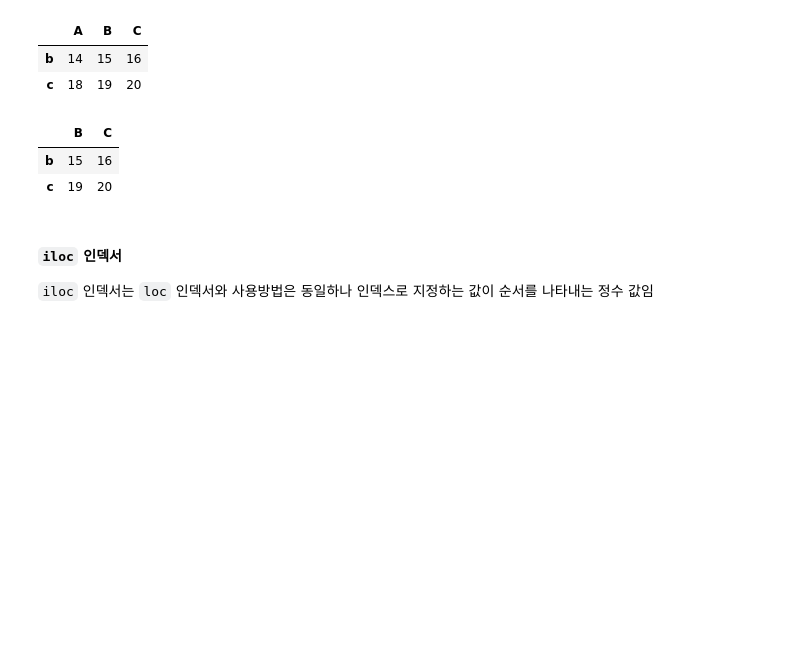
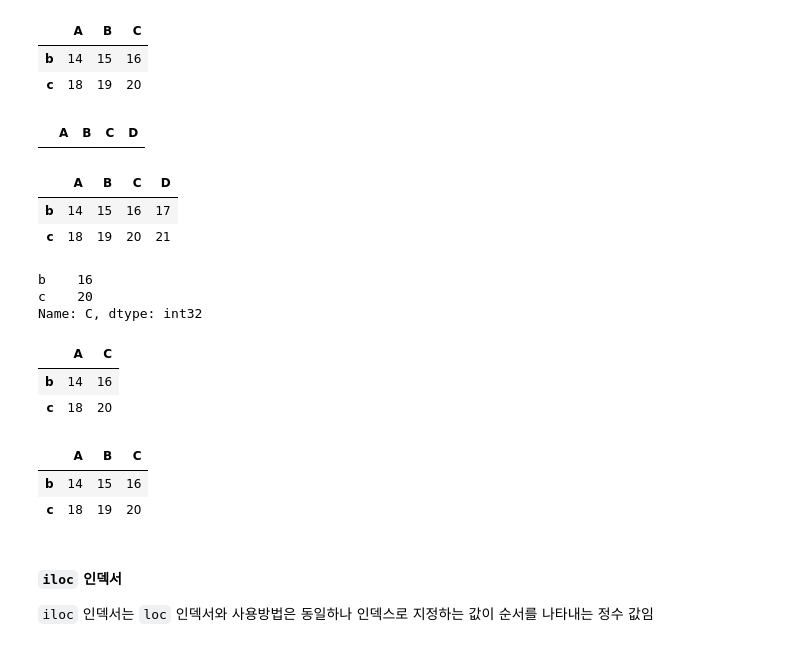
Before and after one commit to heesanggod/pythonworkspace, a Jupyter notebook: pandas_data_analysis/pandas_indexing.ipynb, the cells around one changed output. Cells and saved outputs as stored; diff of their text form; code cells hidden in the pictures; blank space fills up the shorter version.

```diff
--- a/pandas_data_analysis/pandas_indexing.ipynb
+++ b/pandas_data_analysis/pandas_indexing.ipynb
@@ -101,12 +101,34 @@ df.loc['b': ,:'C']
 |  | A | B | C |
 | b | 14 | 15 | 16 |
 | c | 18 | 19 | 20 |
+# %%
+df.loc['b': 'C']
+# %% [output]
+|  | A | B | C | D |
+# %%
+df.loc['b':]
+# %% [output]
+|  | A | B | C | D |
+| b | 14 | 15 | 16 | 17 |
+| c | 18 | 19 | 20 | 21 |
+# %%
+df.loc['b':, 'C']
+# %% [output]
+b    16
+c    20
+Name: C, dtype: int32
+# %%
+df.loc[df.A > 13, ['A', 'C']]   # 범위 지정 즉 슬라이싱이 아니라 특정값만 원할때는 [] 써야됨
+# %% [output]
+|  | A | C |
+| b | 14 | 16 |
+| c | 18 | 20 |
 # %%
-df.loc[df.A > 13, ['B', 'C']]
+df.loc[df.A > 13, 'A': 'C']    # [행, 열] 에서 범위로 지정할시 [] 빼야됨
 # %% [output]
-|  | B | C |
-| b | 15 | 16 |
-| c | 19 | 20 |
+|  | A | B | C |
+| b | 14 | 15 | 16 |
+| c | 18 | 19 | 20 |
 # %% [markdown]
 #### `iloc`  인덱서
 `iloc` 인덱서는 `loc` 인덱서와 사용방법은 동일하나 인덱스로 지정하는 값이 순서를 나타내는 정수 값임
```
